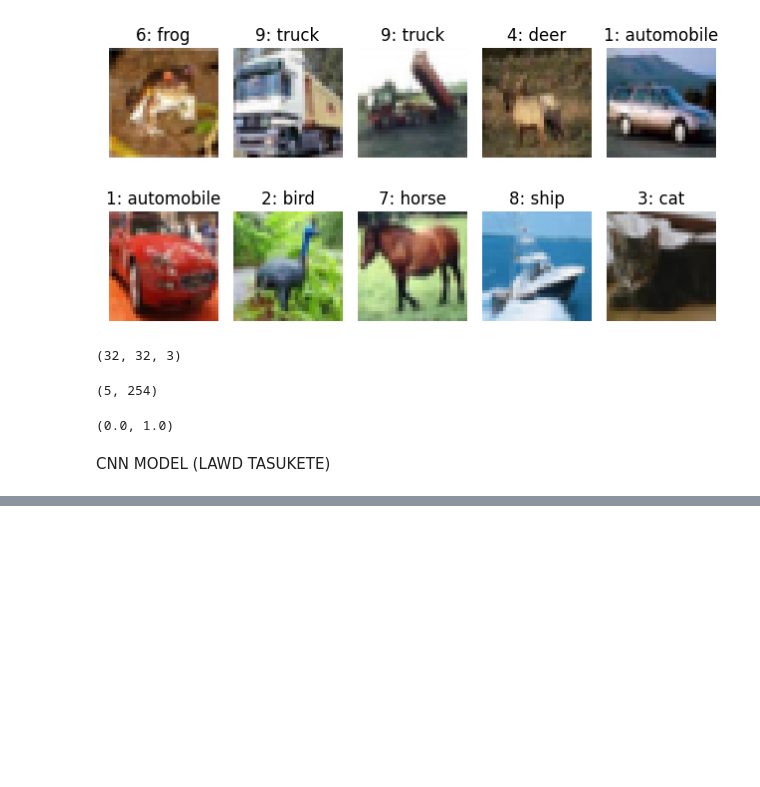
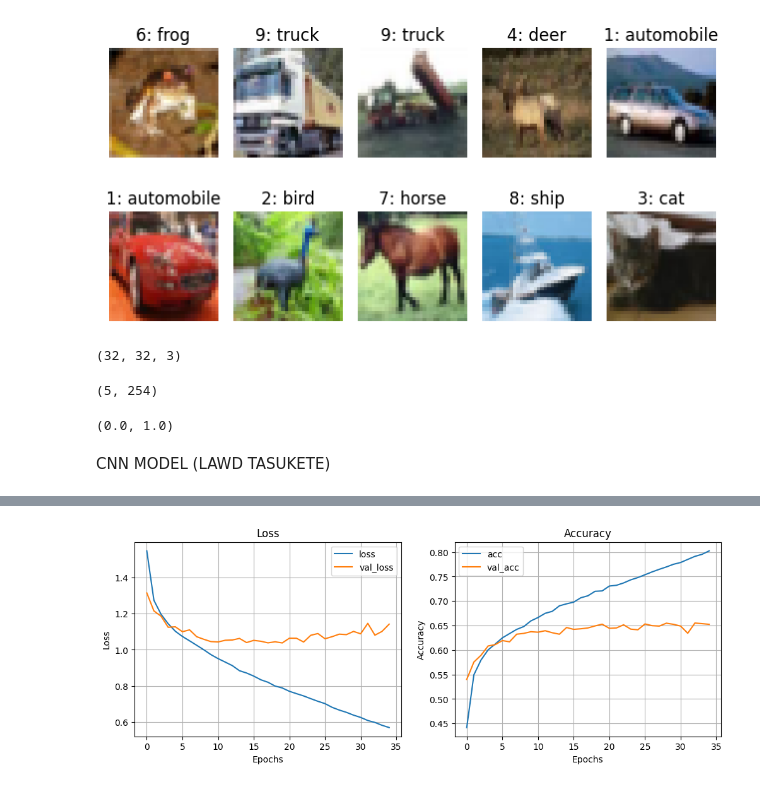
Before and after one commit to Buriiboo/Brian-Gomez-Santiestevez-OPA23GB, a Jupyter notebook: lecturenotes.ipynb, the cells around one changed output, grey strips where cells are left out. Cells and saved outputs as stored; diff of their text form; code cells hidden in the pictures; blank space fills up the shorter version.

```diff
--- a/lecturenotes.ipynb
+++ b/lecturenotes.ipynb
@@ -283,7 +283,7 @@ from tensorflow.keras.optimizers import Adam
 def cnn_model(learning_rate=.001, dropout_rate=.5, kernels=(32, 64)):
     #This is an optimiser that is used for learning
     adam = Adam(learning_rate=learning_rate)
-    model = Sequential(model)
+    model = Sequential(name="CNN_model")
 
     for kernel in kernels:
         conv_layer = Conv2D(
@@ -294,22 +294,22 @@ def cnn_model(learning_rate=.001, dropout_rate=.5, kernels=(32, 64)):
             input_shape = x_train.shape[1:] # 32x32x3
         )
 
-model.add(conv_layer)
-model.add(MaxPooling2D(pool_size=(2,2)), strides=2)
+    model.add(conv_layer)
+    model.add(MaxPooling2D(pool_size=(2,2), strides=2))
 
-model.add(Flatten())
-model.add(dropout, dropout_rate)
-model.add(Dense(128, activation="relu", kernel_initializer="he_normal"))
+    model.add(Flatten())
+    model.add(Dropout(dropout_rate))
+    model.add(Dense(128, activation="relu", kernel_initializer="he_normal"))
 
-#10 outputs. need softmax for multiclass classification
+    #10 outputs. need softmax for multiclass classification
 
-model.add.Dense(10, activation="softmax")
+    model.add(Dense(10, activation="softmax"))
 
 
-model.compile(loss="sparrse_categorical_crossentropy", optimizer=adam, metrics=["acc"])
+    model.compile(loss="sparse_categorical_crossentropy", optimizer=adam, metrics=["acc"])
 
-return model
+    return model
 
-model = cnn_model(kernels=(32, 64, 32))
+model = cnn_model(kernels=[32, 64, 32])
 model.summary()
 # %% [output]
@@ -316,0 +335,6 @@ NameError: name 'model' is not defined
+# %%
+from tensorflow.keras.callbacks import EarlyStopping
+
+early_stopper= EarlyStopping(monitor="val_loss", mode="min", patience=15)
+
+model.fit(scaled_x_train, y_train, epochs=100, callbacks=[early_stopper], validation_split=1/5)
@@ -316,0 +360,3 @@ NameError: name 'model' is not defined
+# %%
+metrics = pd.DataFrame(model.history.history)
+metrics.head()
@@ -316,0 +370,9 @@ NameError: name 'model' is not defined
+# %%
+def plot_metrics(metrics):
+    _, ax = plt.subplots(1,2, figsize = (12,4))
+    metrics[["loss", "val_loss"]].plot(ax = ax[0], title = "Loss", grid = True, xlabel = "Epochs", ylabel = "Loss")
+    metrics[["acc", "val_acc"]].plot(ax = ax[1], title = "Accuracy", grid = True, xlabel = "Epochs", ylabel = "Accuracy")
+
+plot_metrics(metrics)
+# %% [output]
+[figure, added]
```
Also changed, not shown: parts of 7 cells of this notebook, 6 other files.
